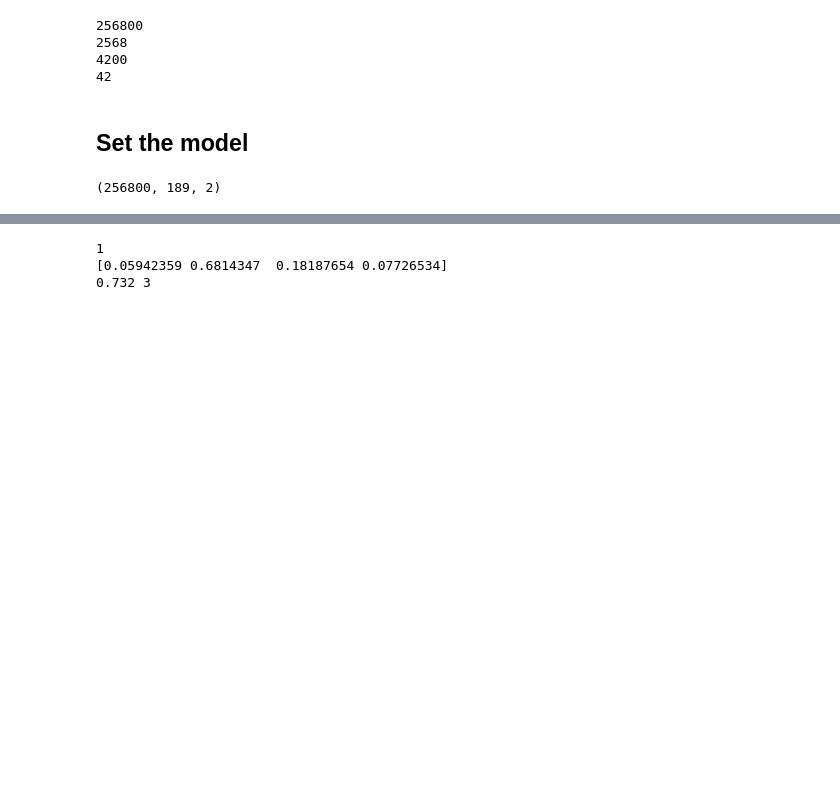
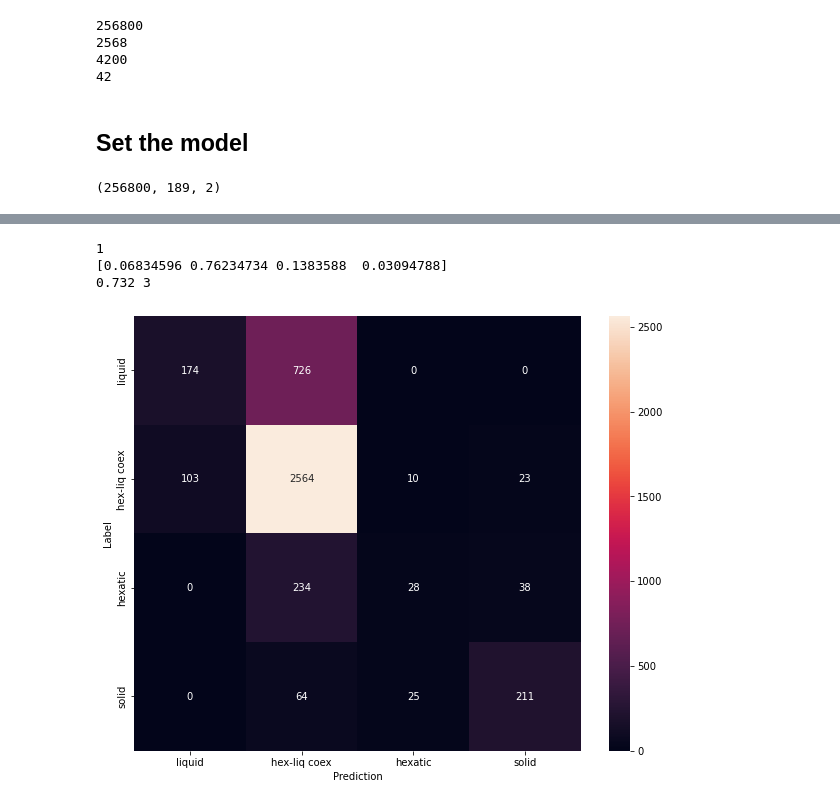
Before and after one commit to cbcaporusso/2d-crystalline-phase-classificator, a Jupyter notebook: phase_identification.ipynb, the cells around one changed output, grey strips where cells are left out. Cells and saved outputs as stored; diff of their text form; code cells hidden in the pictures; blank space fills up the shorter version.

```diff
--- a/phase_identification.ipynb
+++ b/phase_identification.ipynb
@@ -41,11 +41,11 @@ for fi in glob.glob(path + '/fi*'):
     print(density, run)
     # loop over all the trajectories
     phase_label = 0 # liquid
-    if density > 0.705:
+    if density >= 0.705:
         phase_label = 1
-    if density > 0.722:
+    if density >= 0.725:
         phase_label = 2
-    if density > 0.725:
+    if density >= 0.726:
         phase_label = 3
     #print(phase_label)
 
@@ -107,11 +107,11 @@ for i, fi in enumerate(glob.glob(path + '/fi*')):
     print(density, run)
     # loop over all the trajectories
     phase_label = 0 # liquid
-    if density > 0.705:
+    if density >= 0.705:
         phase_label = 1
-    if density > 0.722:
+    if density >= 0.725:
         phase_label = 2
-    if density > 0.725:
+    if density >= 0.726:
         phase_label = 3
 
     for j, trj in enumerate(glob.glob(fi + '/Trj/xyz.dump.*')):
@@ -317,8 +318,8 @@ print(padded_train_data.shape)
 # %%
 model = tf.keras.Sequential([
     tf.keras.layers.Flatten(input_shape=(189,2)),
-    tf.keras.layers.Dense(128, activation='relu'),
-    tf.keras.layers.Dense(128, activation='relu'),
+    tf.keras.layers.Dense(64, activation='relu'),
+    tf.keras.layers.Dense(64, activation='relu'),
     tf.keras.layers.Dense(4, activation='softmax')
 ])
 # %%
@@ -367,5 +387,5 @@ print(predictions[index])
 print_test_density(index)
 # %% [output]
 1
-[0.05942359 0.6814347  0.18187654 0.07726534]
+[0.06834596 0.76234734 0.1383588  0.03094788]
 0.732 3
@@ -390,0 +392,18 @@ def print_test_density(index):
+# %%
+import seaborn as sns
+
+def show_confusion_matrix(cm, labels):
+  plt.figure(figsize=(10, 8))
+  sns.heatmap(cm, xticklabels=labels, yticklabels=labels,
+              annot=True, fmt='g')
+  plt.xlabel('Prediction')
+  plt.ylabel('Label')
+  plt.show()
+
+confusion_mtx = tf.math.confusion_matrix(
+    padded_test_labels, np.argmax(predictions, axis=1), num_classes=4, dtype=tf.dtypes.int32, name=None
+)
+
+show_confusion_matrix(confusion_mtx, ['liquid', 'hex-liq coex', 'hexatic', 'solid'])
+# %% [output]
+[figure, added]
```
Also changed, not shown: parts of 9 cells of this notebook.
